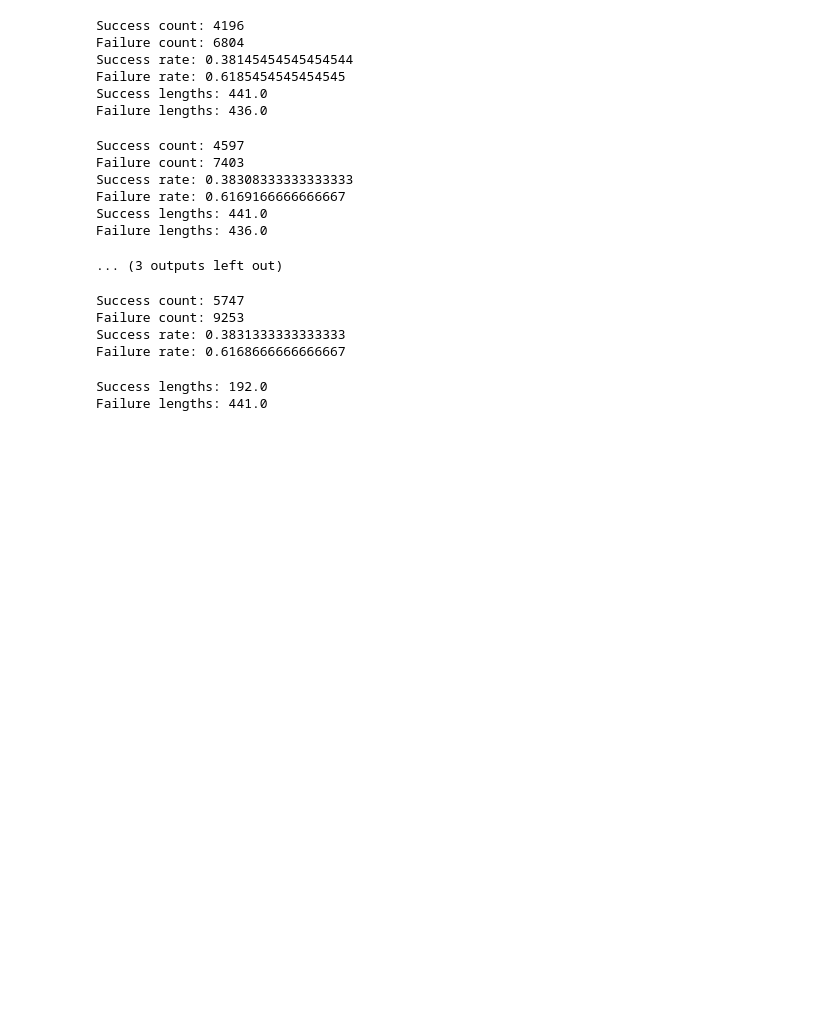
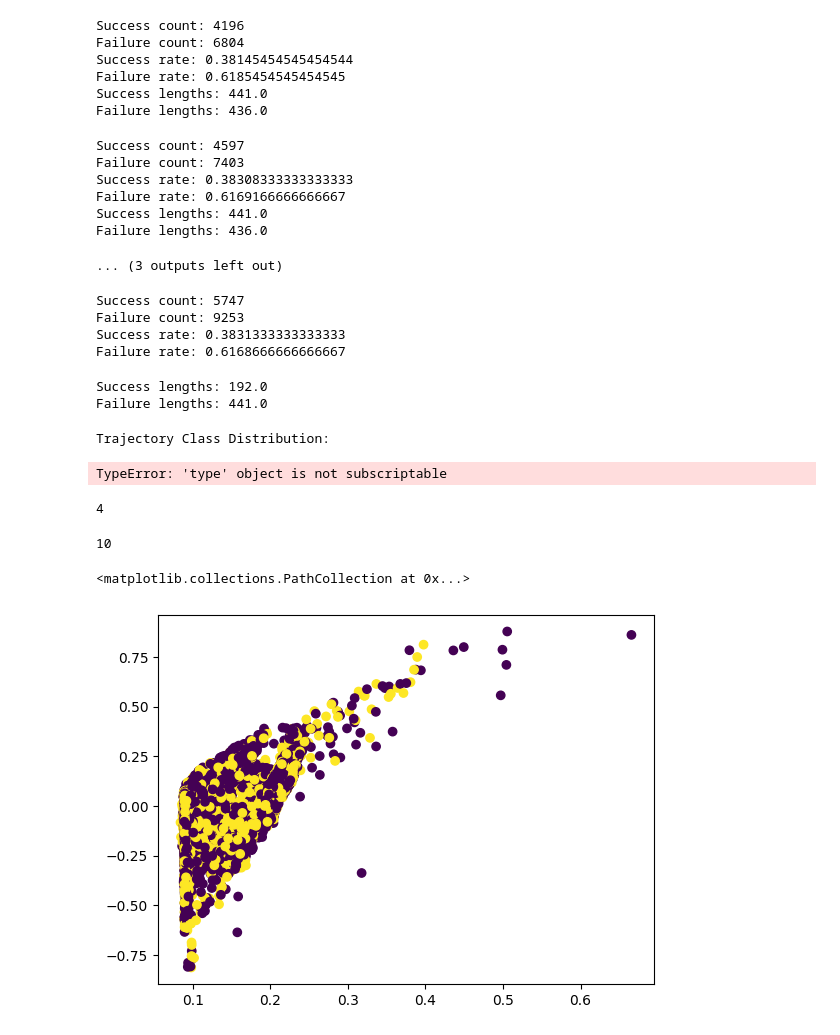
Before and after one commit to dhruvmetha/adaptive_roa, a Jupyter notebook: notebooks/shuffled_idxs.ipynb, the cells around one changed output. Cells and saved outputs as stored; diff of their text form; code cells hidden in the pictures; blank space fills up the shorter version.

```diff
--- a/notebooks/shuffled_idxs.ipynb
+++ b/notebooks/shuffled_idxs.ipynb
@@ -3,17 +3,21 @@ from glob import glob
 from src.systems.humanoid.system import HumanoidSystem
 from src.flow_matching.humanoid.latent_conditional.flow_matcher import HumanoidLatentConditionalFlowMatcher
 from matplotlib import pyplot as plt
-
+from tqdm import tqdm
 import numpy as np
 import os
 import torch
 
-data_dir = "/common/users/shared/pracsys/genMoPlan/data_trajectories/humanoid_get_up_slow_reach"
-roa_file = "/common/users/shared/pracsys/genMoPlan/data_trajectories/humanoid_get_up_slow_reach/roa_labels.txt"
+data_dir = "/common/users/shared/pracsys/genMoPlan/data_trajectories/humanoid_get_up_slow_stable_split"
+roa_file = "/common/users/shared/pracsys/genMoPlan/data_trajectories/humanoid_get_up_slow_stable_split/roa_labels.txt"
 bounds_file = "/common/users/dm1487/arcmg_datasets/humanoid_get_up/humanoid_data_bounds.pkl"
+
+
 system = HumanoidSystem(bounds_file=bounds_file, use_dynamic_bounds=True, head_height_threshold=1.4, torso_z_threshold=0.9, speed_threshold=0.2)
 
-ckpt_path = "/common/home/dm1487/robotics_research/tripods/olympics-classifier/outputs/humanoid_slow_reach/2025-11-02_23-19-45"
+
+
+ckpt_path = "/common/home/dm1487/robotics_research/tripods/olympics-classifier/outputs/humanoid_slow_reach_gaussian001_bs256/2025-11-03_07-40-46"
 flow_matcher = HumanoidLatentConditionalFlowMatcher.load_from_checkpoint(ckpt_path, device="cuda:0")
 # %% [output]
 ✅ Loaded Humanoid bounds from: /common/users/dm1487/arcmg_datasets/humanoid_get_up/humanoid_data_bounds.pkl
@@ -261,0 +354,29 @@ Failure lengths: 441.0
+# %%
+total = sum(len(d[key]) for key in ['s2s', 's2f', 'f2s', 'f2f'])
+ratios = {
+    's2s': len(d['s2s']) / total,
+    's2f': len(d['s2f']) / total,
+    'f2s': len(d['f2s']) / total,
+    'f2f': len(d['f2f']) / total,
+}
+print("Trajectory Class Distribution:")
+for key, desc in zip[tuple[str, str]](['s2s', 's2f', 'f2s', 'f2f'],
+                     ['succcess→success', 'success→fail', 'fail→success', 'fail→fail']):
+    print(f"  {desc:10s}: {len(d[key]):5d} ({ratios[key]*100:6.2f}%)")
+print(f"\nTotal trajectories: {total}")
+# %% [output]
+Trajectory Class Distribution:
+TypeError: 'type' object is not subscriptable
+# %%
+len(d['f2s']) - (len(d['s2f']) + len(d['s2s']))
+# %% [output]
+4
+# %%
+len(error_files)
+# %% [output]
+10
+# %%
+plt.scatter(roa_data[:, 21], roa_data[:, 36], c=labels.cpu().numpy())
+# %% [output]
+<matplotlib.collections.PathCollection at 0x...>
+[figure, added]
```
Also changed, not shown: parts of 18 cells of this notebook, 8 other files.
